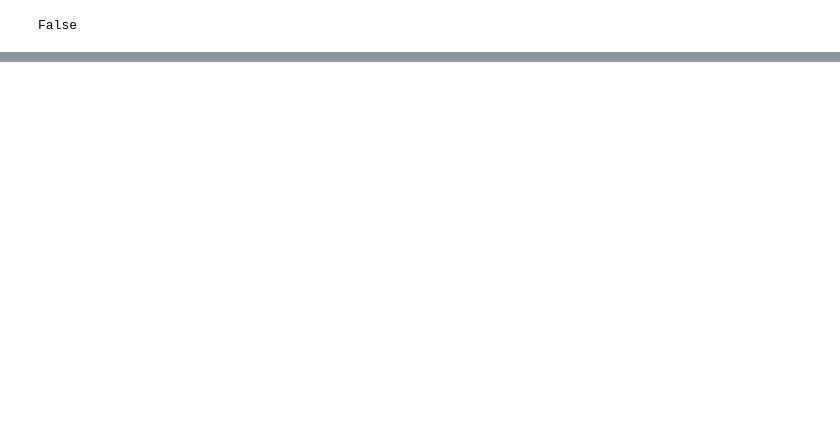
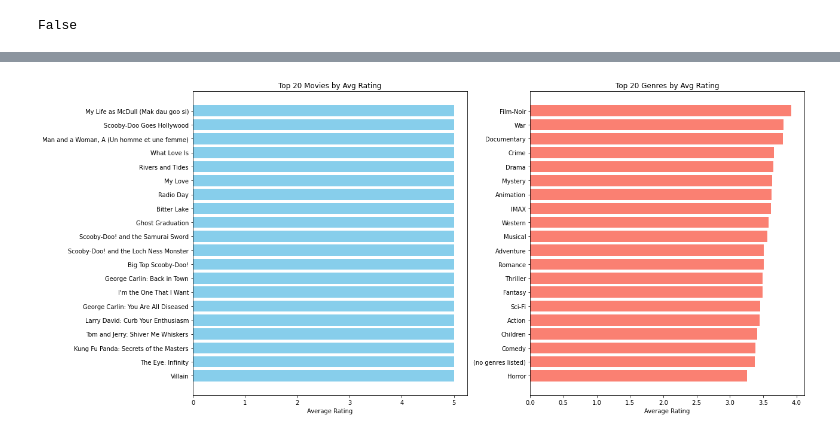
Before and after one commit to antony-wala/movie_recommendation_system, a Jupyter notebook: movie_recommendation_system/index.ipynb, the cells around one changed output, grey strips where cells are left out. Cells and saved outputs as stored; diff of their text form; code cells hidden in the pictures; blank space fills up the shorter version.

```diff
--- a/movie_recommendation_system/index.ipynb
+++ b/movie_recommendation_system/index.ipynb
@@ -465,0 +286,2 @@ deduped_df3.shape
+# %%
+merged_df = merged_df.dropna(subset=['Year'])
@@ -465,0 +300,43 @@ deduped_df3.shape
+# %%
+# Average rating per movie
+top_movies = (
+    merged_df.groupby(['movieId', 'title', 'Year'])['rating']
+    .mean()
+    .reset_index()
+    .rename(columns={'rating': 'avg_rating'})
+    .sort_values(by='avg_rating', ascending=False)
+    .head(20)
+)
+# Split genres into individual entries
+genre_df = merged_df.copy()
+genre_df['genres'] = genre_df['genres'].str.split('|')
+genre_df = genre_df.explode('genres')
+
+# Average rating per genre
+top_genres = (
+    genre_df.groupby('genres')['rating']
+    .mean()
+    .reset_index()
+    .rename(columns={'rating': 'avg_rating'})
+    .sort_values(by='avg_rating', ascending=False)
+    .head(20)
+)
+# %%
+fig, axes = plt.subplots(1, 2, figsize=(18, 8))
+
+# Plot top movies
+axes[0].barh(top_movies['title'], top_movies['avg_rating'], color='skyblue')
+axes[0].set_title('Top 20 Movies by Avg Rating')
+axes[0].set_xlabel('Average Rating')
+axes[0].invert_yaxis()  # Highest rating at the top
+
+# Plot top genres
+axes[1].barh(top_genres['genres'], top_genres['avg_rating'], color='salmon')
+axes[1].set_title('Top 20 Genres by Avg Rating')
+axes[1].set_xlabel('Average Rating')
+axes[1].invert_yaxis()
+
+plt.tight_layout()
+plt.show()
+# %% [output]
+[figure, added]
```
Also changed, not shown: parts of 66 cells of this notebook.
